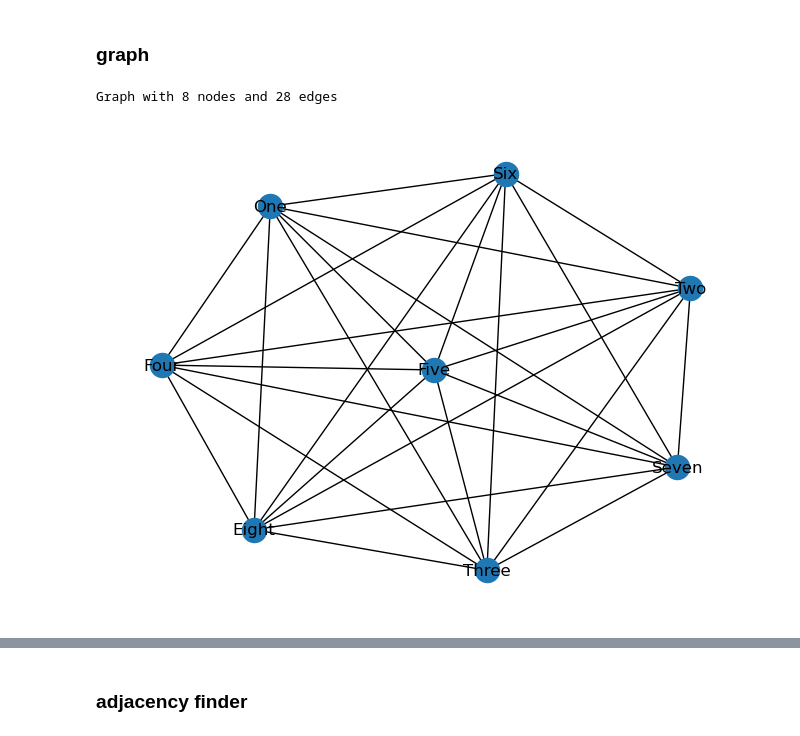
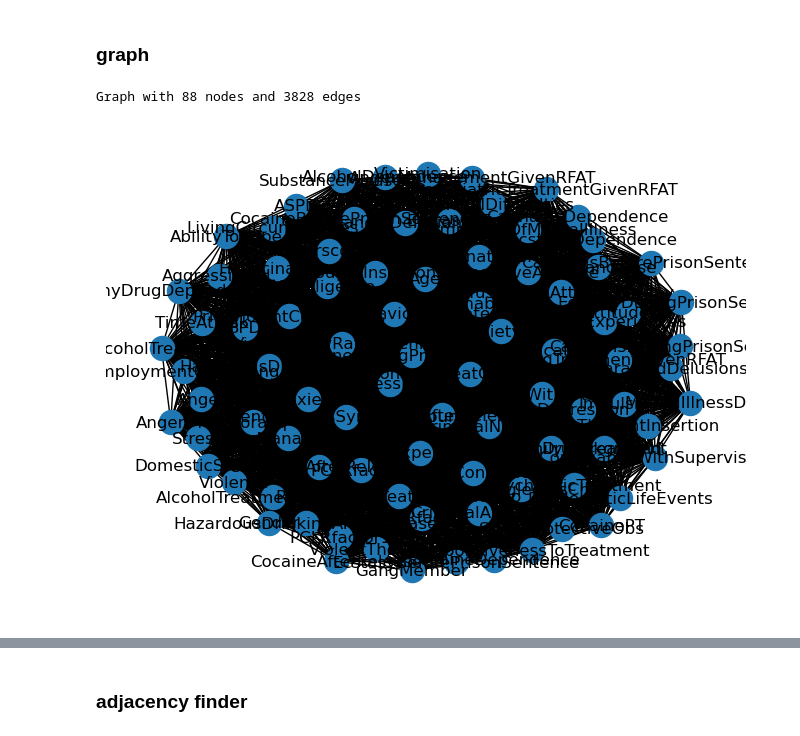
Before and after one commit to Elicit3495/ML_FYP, a Jupyter notebook: conditional.ipynb, the cells around one changed output, grey strips where cells are left out. Cells and saved outputs as stored; diff of their text form; code cells hidden in the pictures.

Commit message:
large dataset

```diff
--- a/conditional.ipynb
+++ b/conditional.ipynb
@@ -188,12 +188,12 @@ def Graph(df):
 #     print(G)
     return(G)
 # %%
-g = Graph(df_small)
+g = Graph(df_large)
 print(g)
 nx.draw(g, with_labels = True)
 # %% [output]
-Graph with 8 nodes and 28 edges
+Graph with 88 nodes and 3828 edges
-[figure, old version]
+[figure, new version]
 # %%
 def PC_0(df, rho, G):
     '''
```
Also changed, not shown: parts of 9 cells of this notebook, 10 other files.
